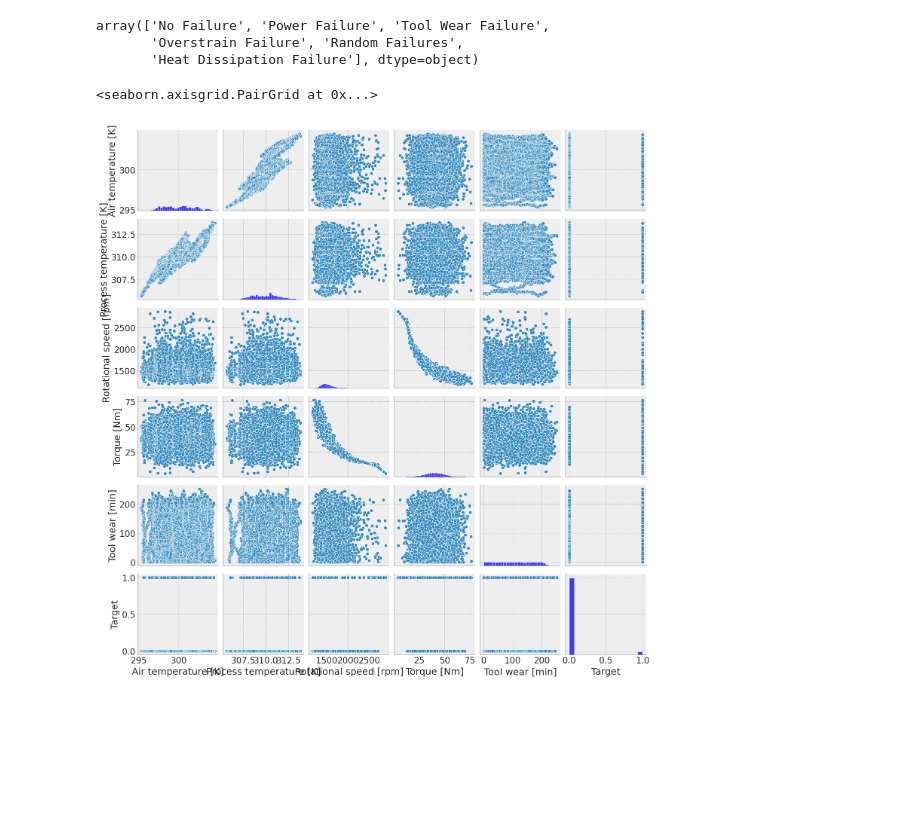
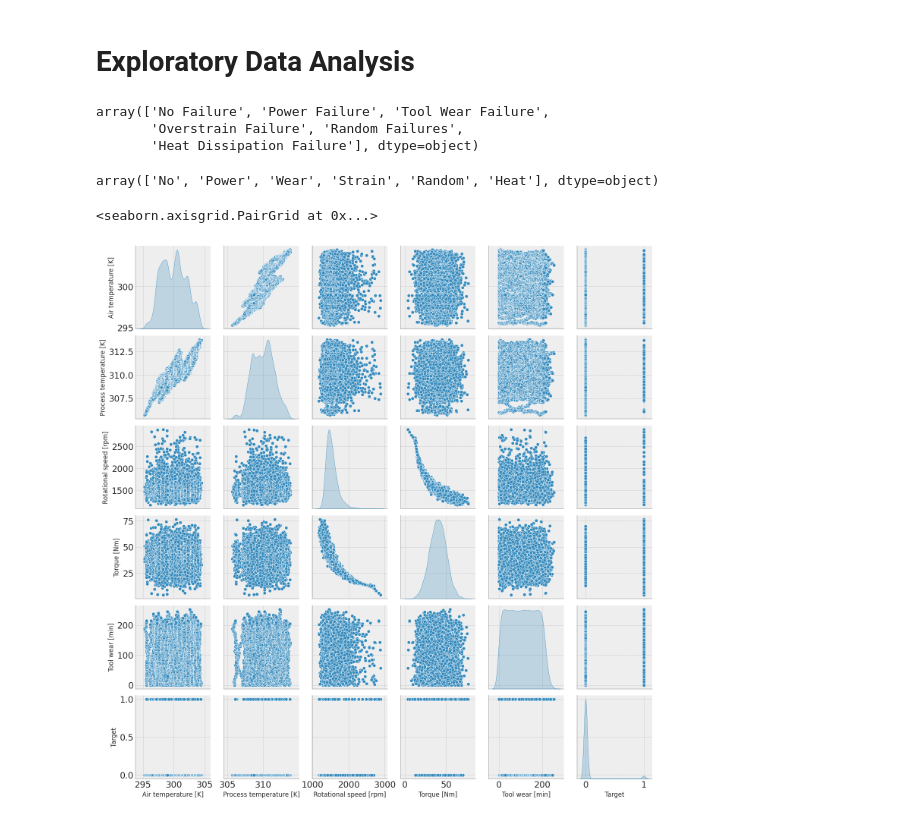
Before and after one commit to arturocconte/Machine-Maintenance-Classification---Machine-Learning, a Jupyter notebook: PredictiveMaintenanceClassification.ipynb, the cells around one changed output. Drawn from its saved outputs; the diff is of its cells as text; code cells hidden in the pictures; blank space fills up the shorter version.

```diff
--- a/PredictiveMaintenanceClassification.ipynb
+++ b/PredictiveMaintenanceClassification.ipynb
@@ -10,5 +10,5 @@ sns.set_theme(palette='rocket',
               rc=None)
 
 import matplotlib
-matplotlib.rcParams.update({'font.size': 15})
+matplotlib.rcParams.update({'font.size': 10})
 plt.style.use('bmh')
@@ -44,3 +41,5 @@ Sobre o dataset:
+# %% [markdown]
+# Exploratory Data Analysis
 # %%
 df = df.drop(["UDI","Product ID"],axis=1) #droping no use collums
 # %%
@@ -49,11 +48,22 @@ df['Failure Type'].unique()
 array(['No Failure', 'Power Failure', 'Tool Wear Failure',
        'Overstrain Failure', 'Random Failures',
        'Heat Dissipation Failure'], dtype=object)
+# %%
+df['Failure Type'].replace('No Failure','No', inplace=True)
+df['Failure Type'].replace('Power Failure','Power', inplace=True)
+df['Failure Type'].replace('Tool Wear Failure','Wear', inplace=True)
+df['Failure Type'].replace('Overstrain Failure','Strain', inplace=True)
+df['Failure Type'].replace('Random Failures','Random', inplace=True)
+df['Failure Type'].replace('Heat Dissipation Failure','Heat', inplace=True)
+# %%
+df['Failure Type'].unique()
+# %% [output]
+array(['No', 'Power', 'Wear', 'Strain', 'Random', 'Heat'], dtype=object)
 # %%
-sns.pairplot(df)
+sns.pairplot(df,diag_kind="kde")
 # %% [output]
 <seaborn.axisgrid.PairGrid at 0x...>
-[figure, old version]
+[figure, new version]
 # %%
 plt.figure(figsize=(20,20))
 for i,col in enumerate(df.columns,1):
```
Also changed, not shown: parts of 13 cells of this notebook.
